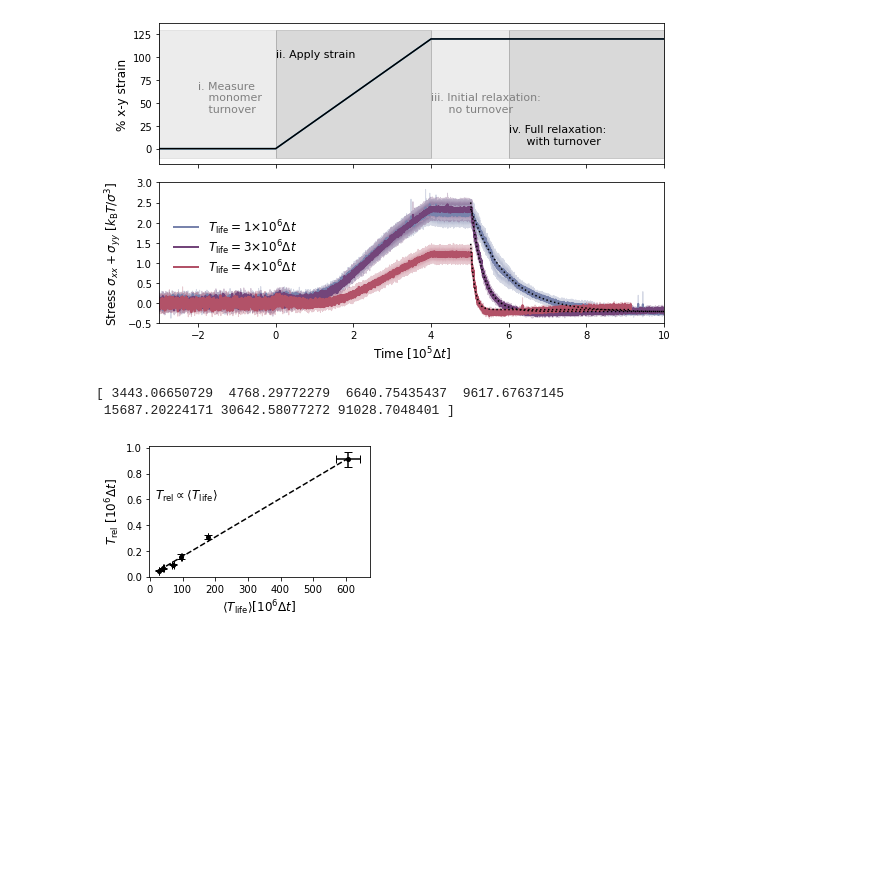
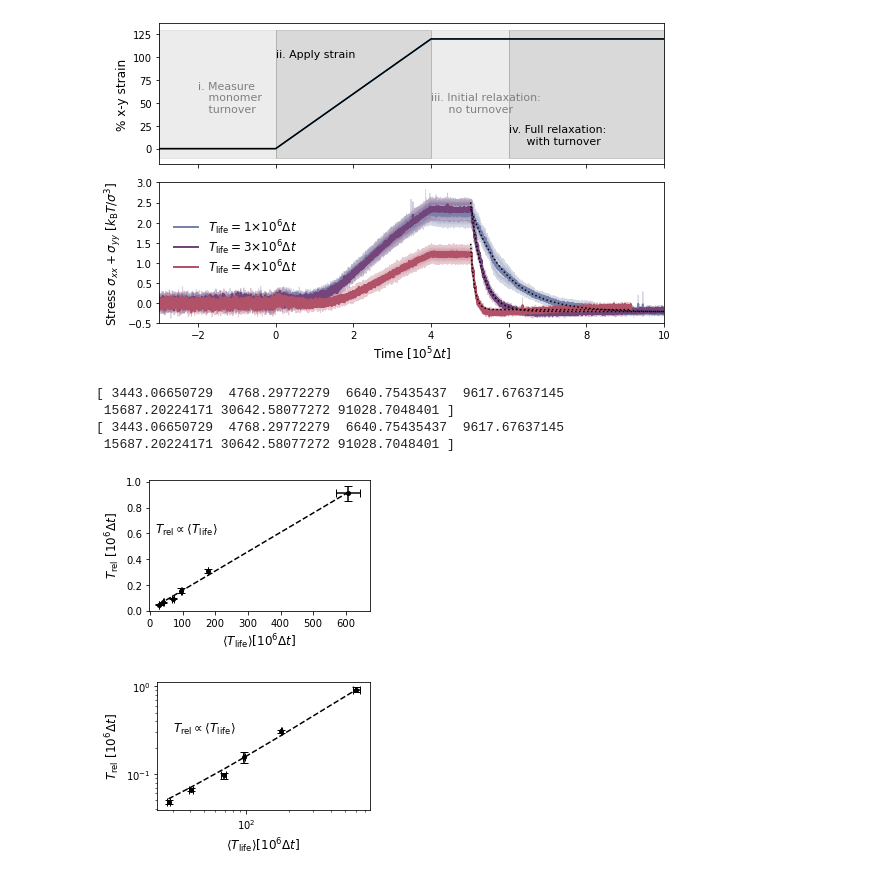
Before and after one commit to Billie1717/ColIVTurnover_Simulations, a Jupyter notebook: Data_and_Figures_2026/Fig_Tlife_Trelax/PlottingStress_FromData.ipynb, the cells around one changed output. Saved outputs shown, nothing was run; the diff lists cells and outputs as text; code cells hidden in the pictures; blank space fills up the shorter version.

```diff
--- a/Data_and_Figures_2026/Fig_Tlife_Trelax/PlottingStress_FromData.ipynb
+++ b/Data_and_Figures_2026/Fig_Tlife_Trelax/PlottingStress_FromData.ipynb
@@ -388,27 +388,53 @@ Taus_Av = taus
 # %%
 fig,ax = plt.subplots(1,figsize = (4.,2.7))
 print(taus)
 x1,y1 = np.array(np.divide(TLifeDenseControl[1:],10**5)),np.array(np.divide(Taus_Av[1:],10**5))
 m1,b1 = np.polyfit(x1,y1,1)
 x11 = x1.reshape(-1,1)
 a1,_,_,_ = np.linalg.lstsq(x11, y1)
 ax.errorbar(np.divide(TLifeDenseControl[1:],10**5),np.divide(Taus_Av[1:],10**5),yerr = np.divide(Taus_Std[1:],10**5), xerr = np.divide(TLifeDenseControlSTD[1:],10**5), color = 'black',linestyle = '',marker = 'o',markersize = 4,capsize = 4)
 ax.plot(x1,np.divide(m1*x1+b1,1),color = 'black',linestyle = '--',label = r'$\tau_{rel} = 5\cdot 10^{-4}\langle T_{\mathrm{life}}\rangle$')
 ax.set_xlabel(r'$\langle T_{\mathrm{life}}\rangle [10^6\Delta t]$',fontsize = 12)
 ax.set_ylabel(r"$T_{\mathrm{rel}}$ [$10^6\Delta t$]",fontsize = 12)
 
 text = r'$\tau_{rel} = 5\cdot 10^{-4}\langle T_{\mathrm{life}}\rangle$'
 text = r'$T_{\mathrm{rel}} \propto \langle T_{\mathrm{life}}\rangle$'
 ax.text(15,0.6,text,color = 'black',fontsize = 12)
 #---- log-log axis---#
 #ax.set_xscale('log')
 #ax.set_yscale('log')
 #ax.set_xticks([0,200,400,600],['0','200','400','600'])
 #ax.set_yticks([0,0.2,0.4,0.6,0.8],['0','0.2','0.4','0.6','0.8'])
 
 fig.tight_layout()
 fig.savefig(plotsdir + 'MasterTlifeTrelax.png',dpi = 300)
+
+fig,ax = plt.subplots(1,figsize = (4.,2.7))
+print(taus)
+x1,y1 = np.array(np.divide(TLifeDenseControl[1:],10**5)),np.array(np.divide(Taus_Av[1:],10**5))
+m1,b1 = np.polyfit(x1,y1,1)
+x11 = x1.reshape(-1,1)
+a1,_,_,_ = np.linalg.lstsq(x11, y1)
+ax.errorbar(np.divide(TLifeDenseControl[1:],10**5),np.divide(Taus_Av[1:],10**5),yerr = np.divide(Taus_Std[1:],10**5), xerr = np.divide(TLifeDenseControlSTD[1:],10**5), color = 'black',linestyle = '',marker = 'o',markersize = 4,capsize = 4)
+ax.plot(x1,np.divide(m1*x1+b1,1),color = 'black',linestyle = '--',label = r'$\tau_{rel} = 5\cdot 10^{-4}\langle T_{\mathrm{life}}\rangle$')
+ax.set_xlabel(r'$\langle T_{\mathrm{life}}\rangle [10^6\Delta t]$',fontsize = 12)
+ax.set_ylabel(r"$T_{\mathrm{rel}}$ [$10^6\Delta t$]",fontsize = 12)
+
+text = r'$\tau_{rel} = 5\cdot 10^{-4}\langle T_{\mathrm{life}}\rangle$'
+text = r'$T_{\mathrm{rel}} \propto \langle T_{\mathrm{life}}\rangle$'
+ax.text(30,0.3,text,color = 'black',fontsize = 12)
+#---- log-log axis---#
+ax.set_xscale('log')
+ax.set_yscale('log')
+#ax.set_xticks([0,200,400,600],['0','200','400','600'])
+#ax.set_yticks([0,0.2,0.4,0.6,0.8],['0','0.2','0.4','0.6','0.8'])
+
+fig.tight_layout()
+fig.savefig(plotsdir + 'MasterTlifeTrelax_log.png',dpi = 300)
 # %% [output]
 [ 3443.06650729  4768.29772279  6640.75435437  9617.67637145
  15687.20224171 30642.58077272 91028.7048401 ]
+[ 3443.06650729  4768.29772279  6640.75435437  9617.67637145
+ 15687.20224171 30642.58077272 91028.7048401 ]
 [figure]
+[figure, added]
```
Also changed, not shown: 3 other files.
